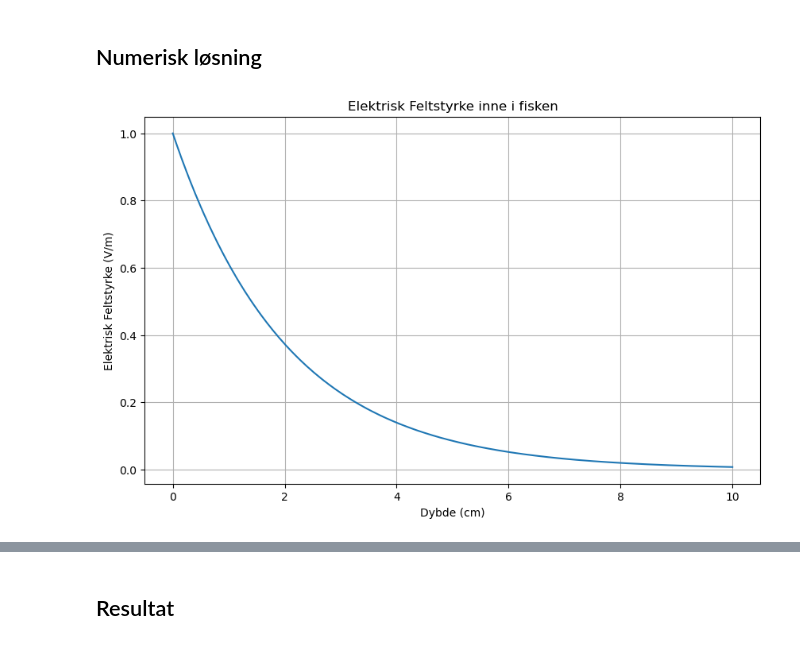
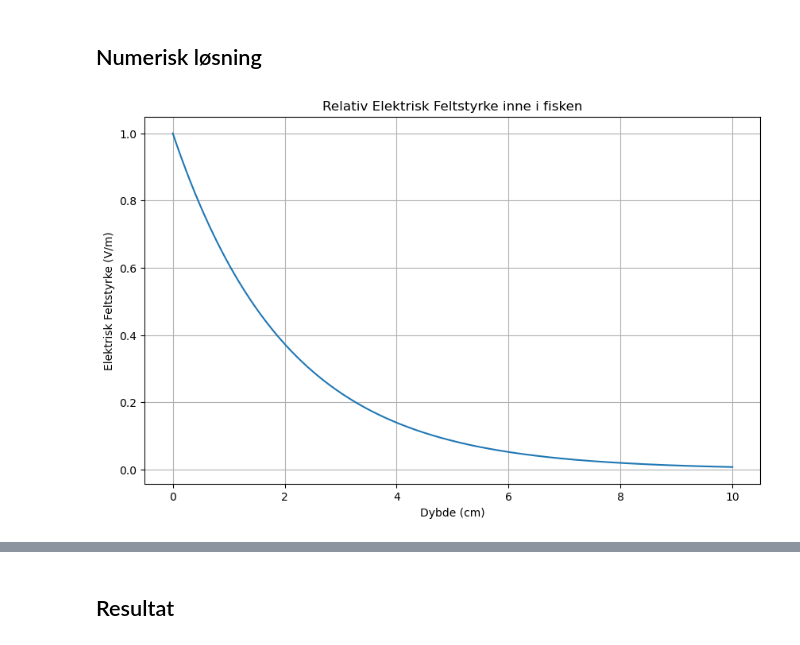
Before and after one commit to VictJoh/ElMag-Computational-Essay, a Jupyter notebook: compessay.ipynb, the cells around one changed output, grey strips where cells are left out. Saved outputs shown, nothing was run; the diff lists cells and outputs as text; code cells hidden in the pictures.

```diff
--- a/compessay.ipynb
+++ b/compessay.ipynb
@@ -118,30 +135,13 @@ Mikrobølgeovnen lar vi ha en kvadratisk bunn med sider $40$ cm og høyde $10$ c
 # %%
-import numpy as np
-import matplotlib.pyplot as plt
-
-E0 = 1.0
-f = 2.45e9
-epsilon_r = 78
-tan_delta = 0.153846
-c = 3e8
-
-alpha = np.sqrt(2) * np.pi * f * np.sqrt(epsilon_r) * tan_delta / c
-
-
-delta = 1 / alpha
-
-r = np.linspace(0, 0.10, 500)  # 0
-
-# Elektrisk felt
+r = np.linspace(0, 0.10, 500)
 E = E0 * np.exp(-alpha * r)
 
-# Plot
 plt.figure(figsize=(10,6))
 plt.plot(r*100, E)
-plt.title('Elektrisk Feltstyrke inne i fisken')
+plt.title('Relativ Elektrisk Feltstyrke inne i fisken')
 plt.xlabel('Dybde (cm)')
 plt.ylabel('Elektrisk Feltstyrke (V/m)')
 plt.grid(True)
 plt.show()
 # %% [output]
-[figure, old version]
+[figure, new version]
```
Also changed, not shown: parts of 7 cells of this notebook.
